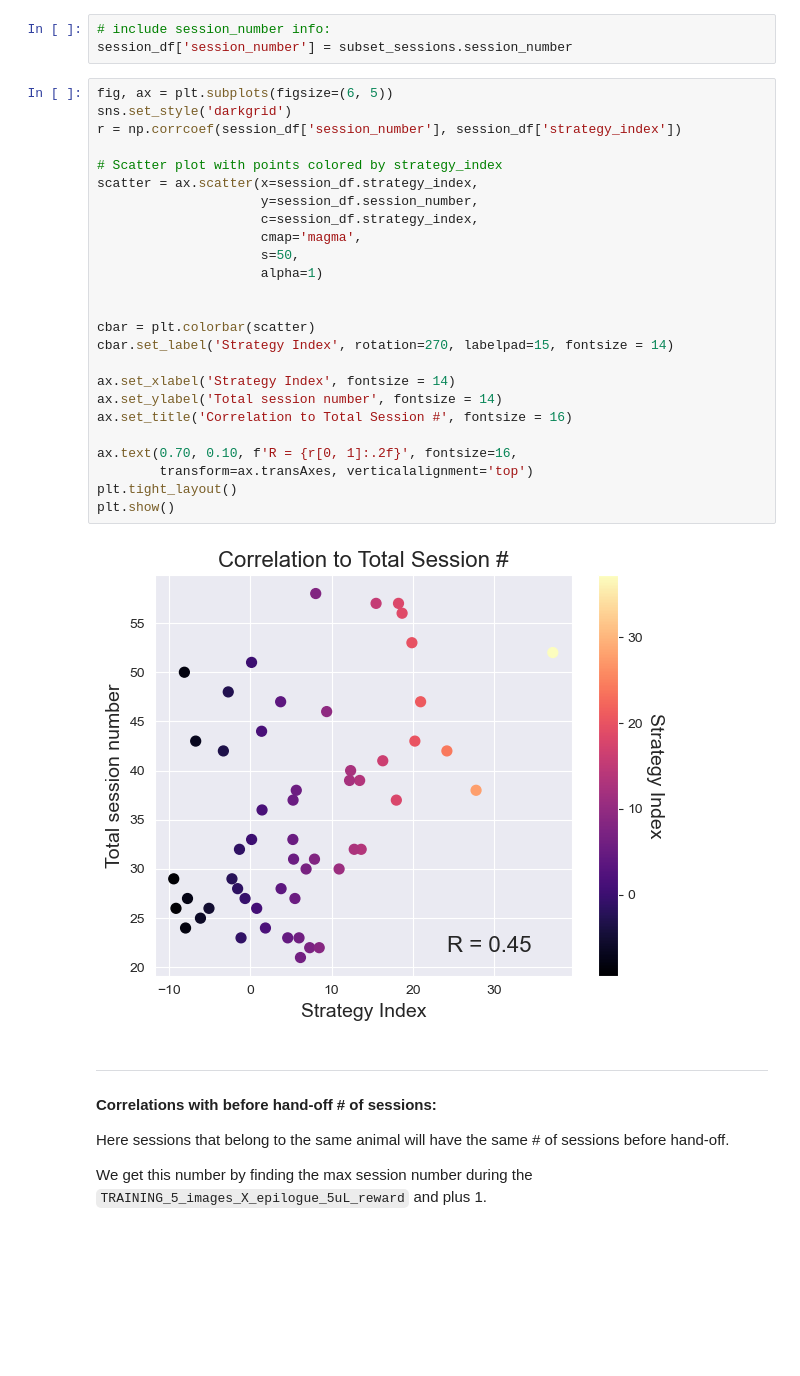
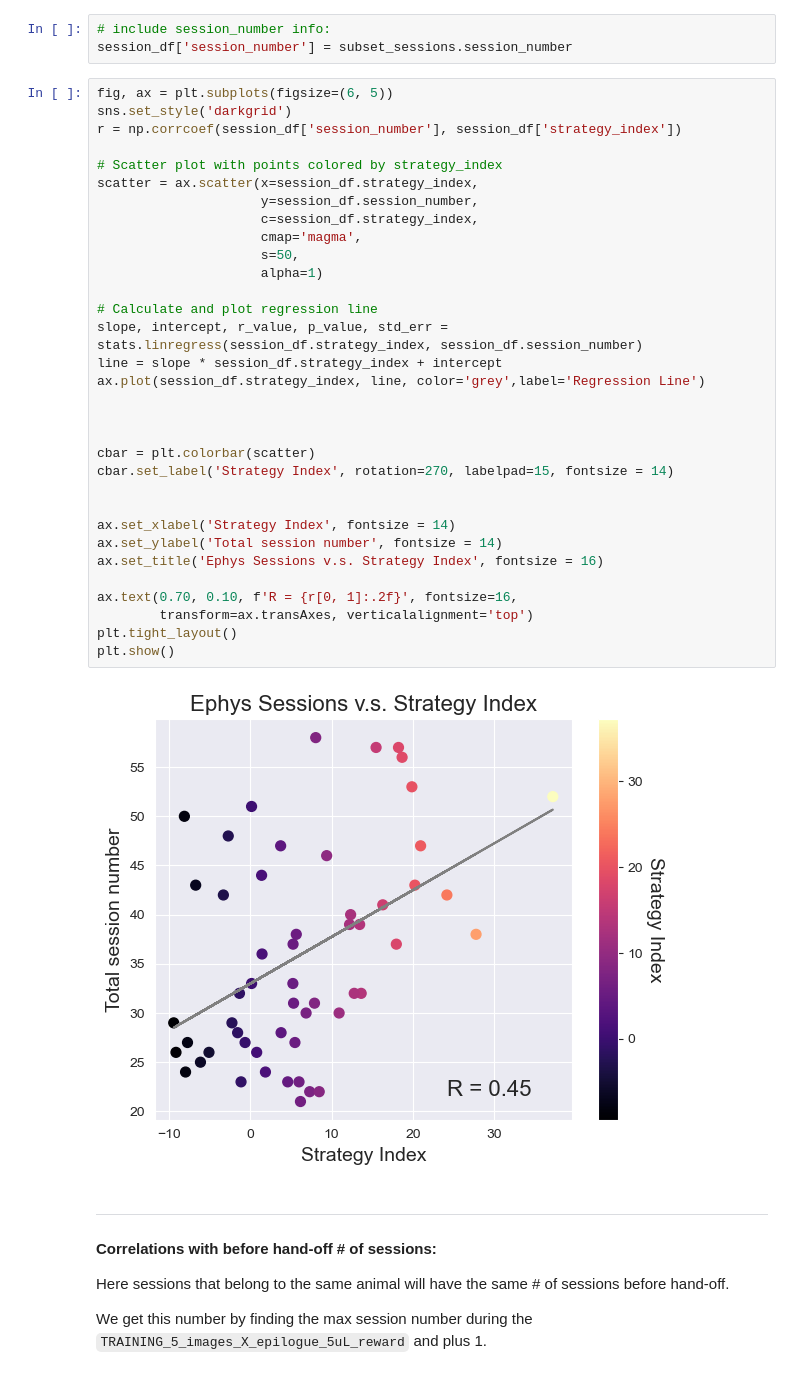
Before and after one commit to cici-xingyu-zheng/swdb_2024_strategy, a Jupyter notebook: test_index_v_sessions.ipynb, the cells around one changed output. Cells and saved outputs as stored; diff of their text form; blank space fills up the shorter version.

```diff
--- a/test_index_v_sessions.ipynb
+++ b/test_index_v_sessions.ipynb
@@ -51,30 +52,37 @@ session_df['session_number'] = subset_sessions.session_number
 # %%
 fig, ax = plt.subplots(figsize=(6, 5))
 sns.set_style('darkgrid')
 r = np.corrcoef(session_df['session_number'], session_df['strategy_index'])
 
 # Scatter plot with points colored by strategy_index
 scatter = ax.scatter(x=session_df.strategy_index,
                      y=session_df.session_number,
                      c=session_df.strategy_index,
                      cmap='magma',
                      s=50,
                      alpha=1)
 
+# Calculate and plot regression line
+slope, intercept, r_value, p_value, std_err = stats.linregress(session_df.strategy_index, session_df.session_number)
+line = slope * session_df.strategy_index + intercept
+ax.plot(session_df.strategy_index, line, color='grey',label='Regression Line')
+
+
 
 cbar = plt.colorbar(scatter)
 cbar.set_label('Strategy Index', rotation=270, labelpad=15, fontsize = 14)
 
+
 ax.set_xlabel('Strategy Index', fontsize = 14)
 ax.set_ylabel('Total session number', fontsize = 14)
-ax.set_title('Correlation to Total Session #', fontsize = 16)
+ax.set_title('Ephys Sessions v.s. Strategy Index', fontsize = 16)
 
 ax.text(0.70, 0.10, f'R = {r[0, 1]:.2f}', fontsize=16,
         transform=ax.transAxes, verticalalignment='top')
 plt.tight_layout()
 plt.show()
 # %% [output]
-[figure, old version]
+[figure, new version]
 # %% [markdown]
 ----
 
```
Also changed, not shown: parts of 1 cell of this notebook, 8 other files.
